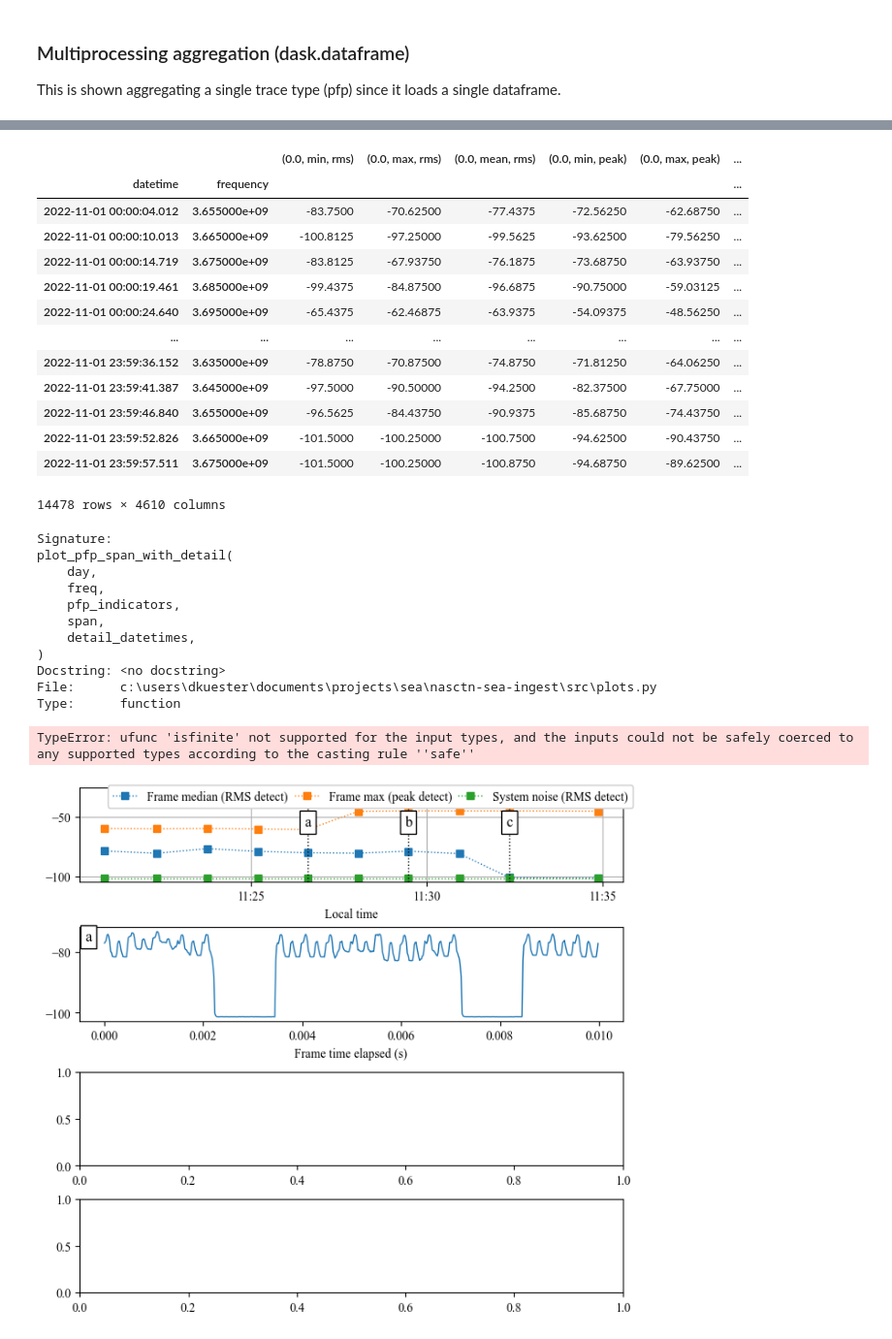
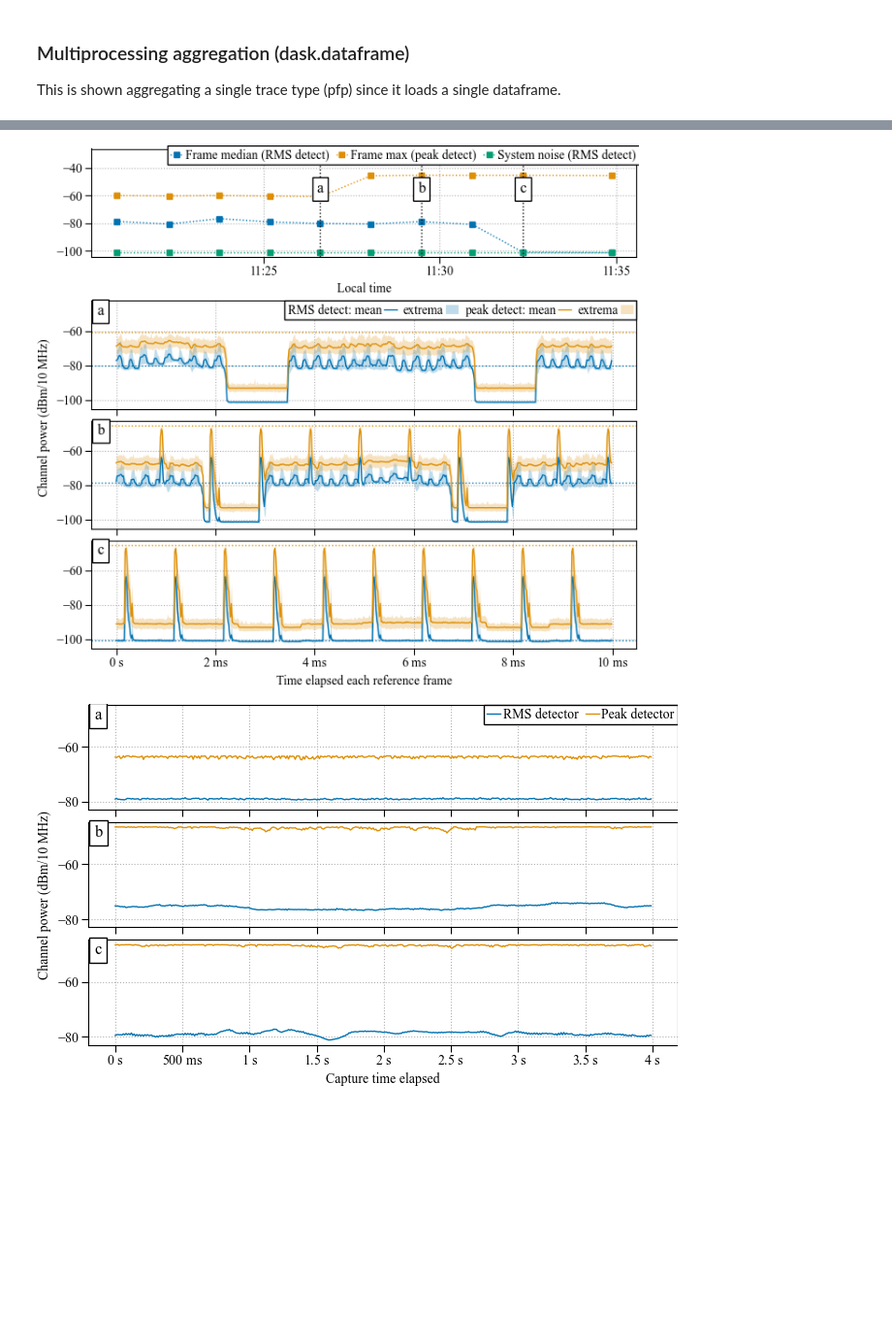
Before and after one commit to usnistgov/nasctn-sea-ingest, a Jupyter notebook: demos/forensic_plots.ipynb, the cells around one changed output, grey strips where cells are left out. Shown: that part at 97% size. Drawn from its saved outputs; the diff is of its cells as text; code cells hidden in the pictures; blank space fills up the shorter version.

Commit message:
figure style cleanup

```diff
--- a/demos/forensic_plots.ipynb
+++ b/demos/forensic_plots.ipynb
@@ -12,14 +12,15 @@ from seamf import trace
 
 data_path = Path('data')
 
-plt.rc('font',**{'family':'serif','serif':['Times New Roman']})
-plt.rc('lines', linewidth=1)
+# plt.rc('font',**{'family':'serif','serif':['Times New Roman']})
+# plt.rc('lines', linewidth=1)
+plt.style.use('ieee-publication-enlarged.mplstyle')
 # %config InlineBackend.figure_formats = ['svg']
 # %% [markdown]
 ### Multiprocessing aggregation (dask.dataframe)
 This is shown aggregating a single trace type (pfp) since it loads a single dataframe.
 # %%
-from ziparchive import read_seamf_zipfile_as_ddf
+from ziparchive import read_seamf_zipfile_as_ddf, restore_multiindex
 import dask
 
 partition_size = 100
@@ -34,21 +35,7 @@ with stopwatch():
     }
 
     day = dask.compute(day_ddfs, num_workers=8)[0]
+    restore_multiindex(day)
 
-    # TODO: maybe there should be a convenience function to restore the MultiIndex as below?
-    day['pfp'] = (
-        day['pfp']
-        .set_index(['frequency', 'capture_statistic', 'detector'], append=True, inplace=True)
-        .astype('float32')
-    )
-    day['psd'] = (
-        day['psd']
-        .set_index(['frequency', 'capture_statistic'], append=True)
-        .astype('float32')
-    )
-    day['pvt'] = (
-        day['pvt']
-        .set_index(['frequency', 'detector'], append=True)
-        .astype('float32')
-    )
-    day['channel_metadata'].set_index(['frequency'], append=True, inplace=True)
+    for table_name in ('psd', 'pfp', 'pvt'):
+        day[table_name] = day[table_name].astype('float32')
@@ -77,62 +66,24 @@ fig, ax = plt.subplots(figsize=(11,3))
-# %%
-pfp = trace(day, 'pfp')
-psd = trace(day, 'psd')
-
-pd.concat(
-    [pfp.unstack(level=pfp.index.names[2:]),
-     psd.unstack(level=psd.index.names[2:]),
-    ],
-    # keys=['pfp','psd'],
-    axis=1
-)
-# %% [output]
-|  |  | (0.0, min, rms) | (0.0, max, rms) | (0.0, mean, rms) | (0.0, min, peak) | (0.0, max, peak) | ... |
-| datetime | frequency |  |  |  |  |  | ... |
-| 2022-11-01 00:00:04.012 | 3.655000e+09 | -83.7500 | -70.62500 | -77.4375 | -72.56250 | -62.68750 | ... |
-| 2022-11-01 00:00:10.013 | 3.665000e+09 | -100.8125 | -97.25000 | -99.5625 | -93.62500 | -79.56250 | ... |
-| 2022-11-01 00:00:14.719 | 3.675000e+09 | -83.8125 | -67.93750 | -76.1875 | -73.68750 | -63.93750 | ... |
-| 2022-11-01 00:00:19.461 | 3.685000e+09 | -99.4375 | -84.87500 | -96.6875 | -90.75000 | -59.03125 | ... |
-| 2022-11-01 00:00:24.640 | 3.695000e+09 | -65.4375 | -62.46875 | -63.9375 | -54.09375 | -48.56250 | ... |
-| ... | ... | ... | ... | ... | ... | ... | ... |
-| 2022-11-01 23:59:36.152 | 3.635000e+09 | -78.8750 | -70.87500 | -74.8750 | -71.81250 | -64.06250 | ... |
-| 2022-11-01 23:59:41.387 | 3.645000e+09 | -97.5000 | -90.50000 | -94.2500 | -82.37500 | -67.75000 | ... |
-| 2022-11-01 23:59:46.840 | 3.655000e+09 | -96.5625 | -84.43750 | -90.9375 | -85.68750 | -74.43750 | ... |
-| 2022-11-01 23:59:52.826 | 3.665000e+09 | -101.5000 | -100.25000 | -100.7500 | -94.62500 | -90.43750 | ... |
-| 2022-11-01 23:59:57.511 | 3.675000e+09 | -101.5000 | -100.25000 | -100.8750 | -94.68750 | -89.62500 | ... |
-14478 rows × 4610 columns
-# %%
-plot_pfp_span_with_detail?
-# %% [output]
-Signature:
-plot_pfp_span_with_detail(
-    day,
-    freq,
-    pfp_indicators,
-    span,
-    detail_datetimes,
-)
-Docstring: <no docstring>
-File:      c:\users\dkuester\documents\projects\sea\nasctn-sea-ingest\src\plots.py
-Type:      function
 # %%
 from plots import nearest_datetimes, plot_pfp_span_with_detail, plot_pvt_detail, plot_psd_detail
+
+plt.style.use('report.mplstyle')
 
 detail_trace_targets = {'a': '2022-11-01 11:26', 'b': '2022-11-01 11:30', 'c': '2022-11-01 11:33'}
 mid_span = slice('2022-11-01 11:20:00','2022-11-01 11:35:00')
 
 detail_datetimes = {
     k: nearest_datetimes(pfp_indicators, [v])[0]
     for k,v in detail_trace_targets.items()
 }
 
 fig = plot_pfp_span_with_detail(day, freq, pfp_indicators, mid_span, detail_datetimes)
 plt.savefig('nit_event_2022-11_pfp_start.svg')
 
 fig = plot_pvt_detail(day, freq, detail_datetimes)
 fig.savefig('nit_event_2022-11_pvt_start.svg')
 
 fig = plot_psd_detail(day, detail_datetimes)
 fig.savefig('nit_event_2022-11_psd_start.svg')
 # %% [output]
-TypeError: ufunc 'isfinite' not supported for the input types, and the inputs could not be safely coerced to any supported types according to the casting rule ''safe''
-[figure, old version]
+[figure, new version]
+[figure, added]
```
Also changed, not shown: parts of 5 cells of this notebook, 3 other files.
